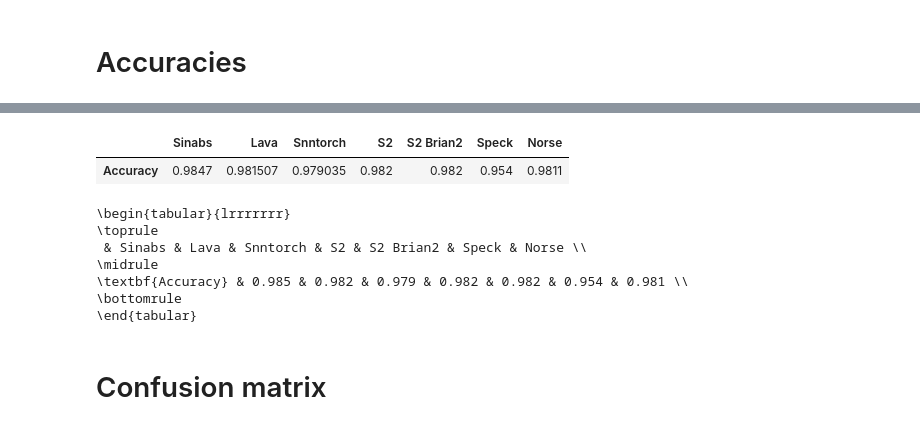
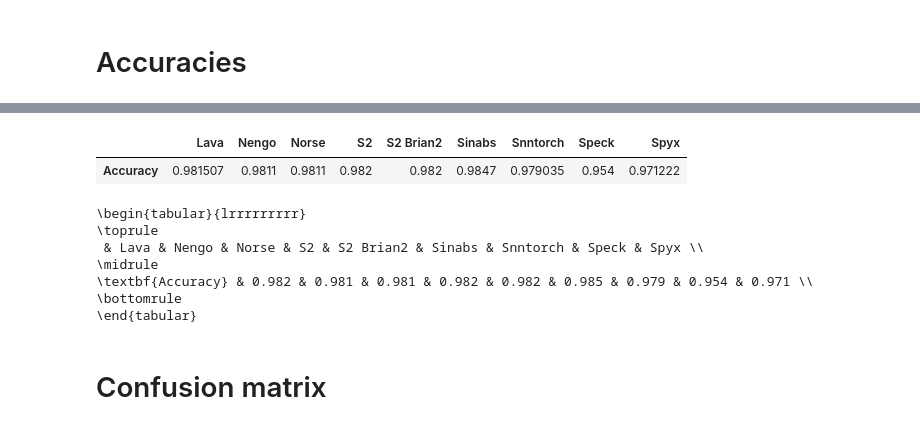
Before and after one commit to neuromorphs/NIR, a Jupyter notebook: paper/02_cnn/cnn_plots.ipynb, the cells around one changed output, grey strips where cells are left out. Cells and saved outputs as stored; diff of their text form; code cells hidden in the pictures.

```diff
--- a/paper/02_cnn/cnn_plots.ipynb
+++ b/paper/02_cnn/cnn_plots.ipynb
@@ -18,17 +26,17 @@ acc_names
 # %%
-acc_df = pd.DataFrame(accuracies, index=acc_names, columns=["Accuracy"]).T.sort_index()
+acc_df = pd.DataFrame(accuracies, index=acc_names, columns=["Accuracy"]).T.sort_index(axis=1)
 acc_df
 # %% [output]
-|  | Sinabs | Lava | Snntorch | S2 | S2 Brian2 | Speck | Norse |
-| Accuracy | 0.9847 | 0.981507 | 0.979035 | 0.982 | 0.982 | 0.954 | 0.9811 |
+|  | Lava | Nengo | Norse | S2 | S2 Brian2 | Sinabs | Snntorch | Speck | Spyx |
+| Accuracy | 0.981507 | 0.9811 | 0.9811 | 0.982 | 0.982 | 0.9847 | 0.979035 | 0.954 | 0.971222 |
 # %%
 print(acc_df.to_latex(float_format="{:.3f}".format, bold_rows=True))
 # %% [output]
-\begin{tabular}{lrrrrrrr}
+\begin{tabular}{lrrrrrrrrr}
 \toprule
- & Sinabs & Lava & Snntorch & S2 & S2 Brian2 & Speck & Norse \\
+ & Lava & Nengo & Norse & S2 & S2 Brian2 & Sinabs & Snntorch & Speck & Spyx \\
 \midrule
-\textbf{Accuracy} & 0.985 & 0.982 & 0.979 & 0.982 & 0.982 & 0.954 & 0.981 \\
+\textbf{Accuracy} & 0.982 & 0.981 & 0.981 & 0.982 & 0.982 & 0.985 & 0.979 & 0.954 & 0.971 \\
 \bottomrule
 \end{tabular}
 # %% [markdown]
```
Also changed, not shown: parts of 7 cells of this notebook, 6 other files.
